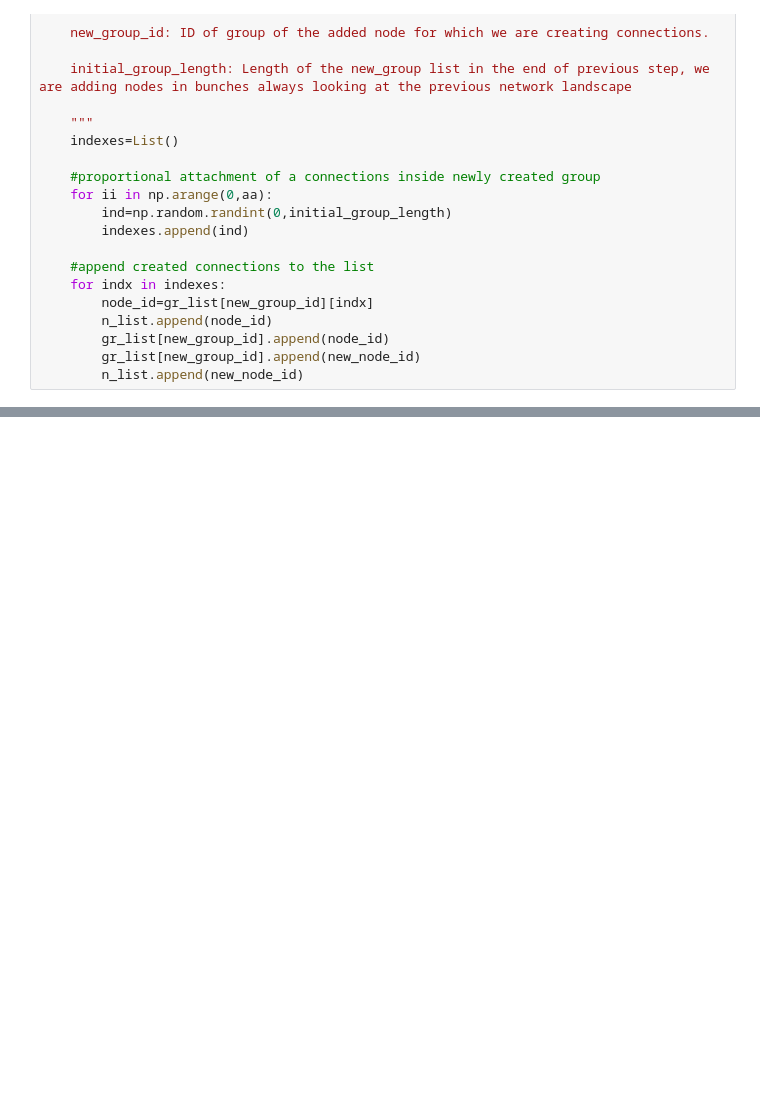
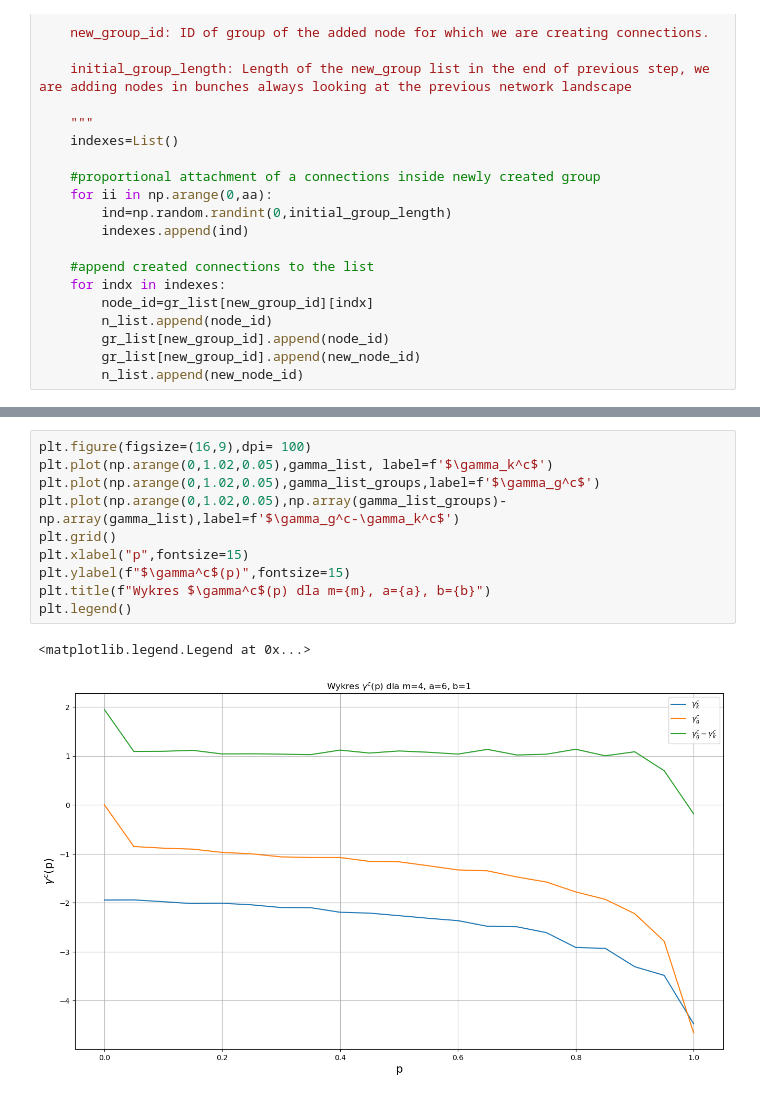
Before and after one commit to MateuszS312/Complex_evolving_networks, a Jupyter notebook: complex_evolving_networks.ipynb, the cells around one changed output, grey strips where cells are left out. Saved outputs shown, nothing was run; the diff lists cells and outputs as text; blank space fills up the shorter version.

```diff
--- a/complex_evolving_networks.ipynb
+++ b/complex_evolving_networks.ipynb
@@ -378,0 +471,13 @@ Text(0.5, 1.0, 'Rozkład rozmiarów grup. Wykres dla m=5, $\\gamma$=-1.29')
+# %%
+plt.figure(figsize=(16,9),dpi= 100)
+plt.plot(np.arange(0,1.02,0.05),gamma_list, label=f'$\gamma_k^c$')
+plt.plot(np.arange(0,1.02,0.05),gamma_list_groups,label=f'$\gamma_g^c$')
+plt.plot(np.arange(0,1.02,0.05),np.array(gamma_list_groups)-np.array(gamma_list),label=f'$\gamma_g^c-\gamma_k^c$')
+plt.grid()
+plt.xlabel("p",fontsize=15)
+plt.ylabel(f"$\gamma^c$(p)",fontsize=15)
+plt.title(f"Wykres $\gamma^c$(p) dla m={m}, a={a}, b={b}")
+plt.legend()
+# %% [output]
+<matplotlib.legend.Legend at 0x...>
+[figure, added]
```
Also changed, not shown: parts of 12 cells of this notebook.
